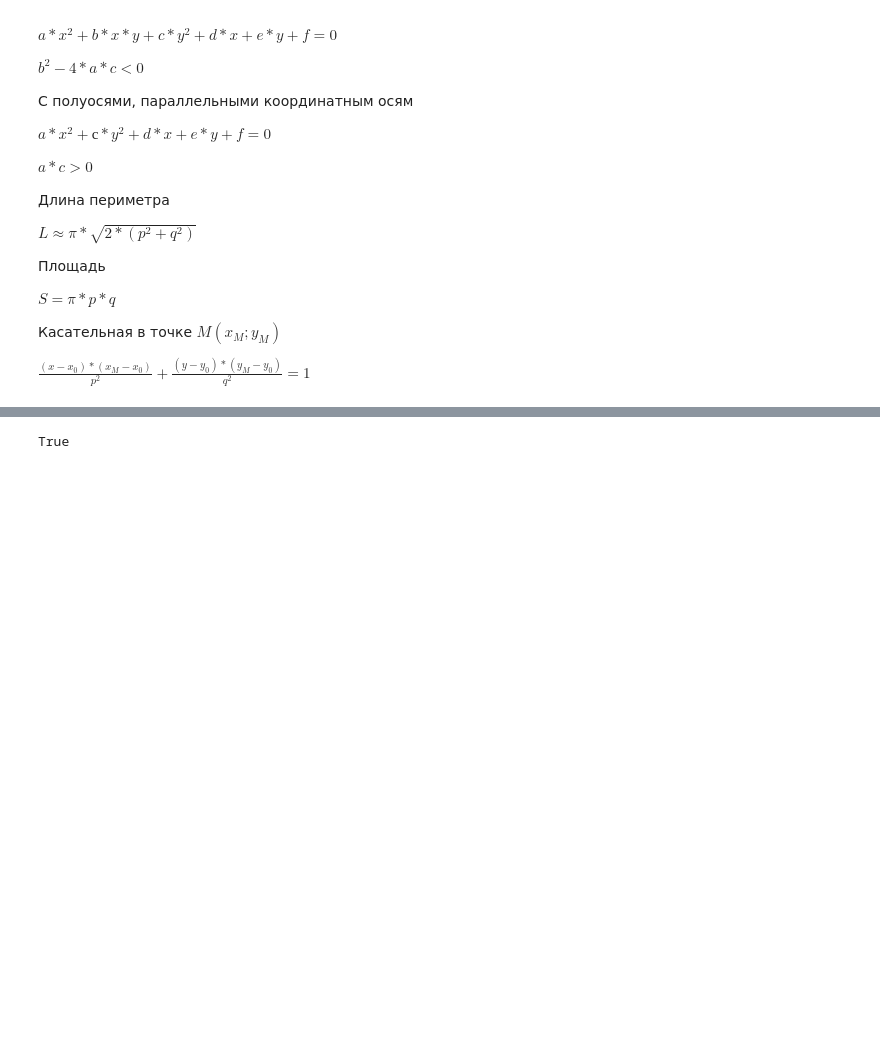
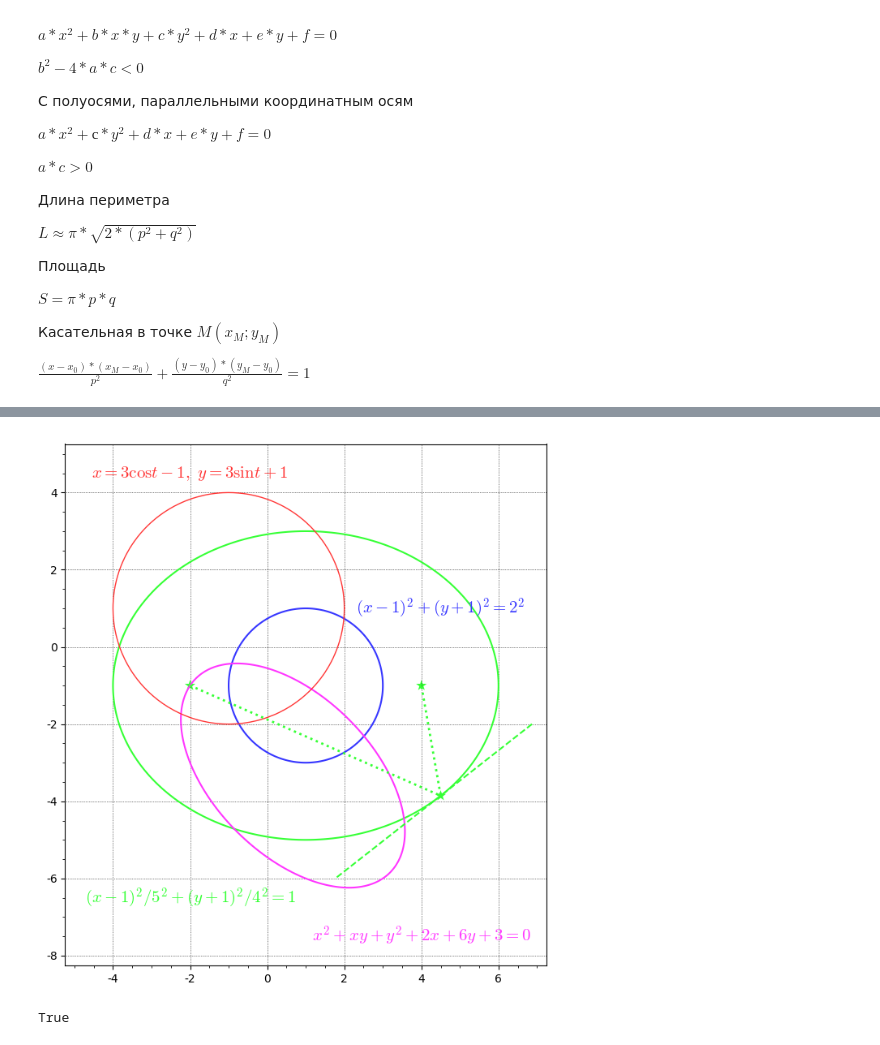
Before and after one commit to OlgaBelitskaya/linear_algebra_practice, a Jupyter notebook: work1_10.ipynb, the cells around one changed output, grey strips where cells are left out. Saved outputs shown, nothing was run; the diff lists cells and outputs as text; code cells hidden in the pictures; blank space fills up the shorter version.

```diff
--- a/work1_10.ipynb
+++ b/work1_10.ipynb
@@ -105,11 +105,8 @@ $S =\pi * p * q$
 
 $\frac{(x - x_0)*(x_M - x_0)}{p^2} + \frac{(y - y_0)*(y_M - y_0)}{q^2} = 1$
 # %%
-# sage
-x,y,x0,y0,a,b,c,d,e,f,p,q,r,t = var('x,y,x0,y0,a,b,c,d,e,f,p,q,r,t')
-
-eq1 = (x-x0)**2+(y-y0)**2-r**2==0
-eq2 = x==r*cos(t)+x0
-eq3 = y==r*sin(t)+y0
-eq4 = (x-x0)**2/p**2+(y-y0)**2/q**2-1==0
-eq5 = a*x**2+b*x*y+c*y**2+d*x+e*y+f==0
+var('x,y,x0,y0,a,b,c,d,e,f,p,q,r,t')
+eq1=[(x-x0)**2+(y-y0)**2-r**2==0,
+     x==r*cos(t)+x0,y==r*sin(t)+y0,
+     (x-x0)**2/p**2+(y-y0)**2/q**2-1==0,
+     a*x**2+b*x*y+c*y**2+d*x+e*y+f==0]
@@ -151 +127,27 @@ g.show(figsize=[7,7])
+# %%
+f1=[(x-1)**2+(y+1)**2-2**2,[3*cos(t)-1,3*sin(t)+1],
+    (x-1)**2/5**2+(y+1)**2/4**2-1,
+    1*x**2+1*x*y+1*y**2+2*x+6*y+3]
+colors=['#3636ff','#ff3636','#36ff36','#ff36ff']
+text_xy=[(4.5,1),(-2,4.5),(-2,-6.5),(4,-7.5)]
+labels=[r'$(x-1)^2+(y+1)^2=2^2$',
+        r'$x=3 \cos t-1, \ y=3 \sin t+1$',
+        r'$(x-1)^2/5^2+(y+1)^2/4^2=1$',
+        r'$x^2+xy+y^2+2x+6y+3=0$']
+p1=implicit_plot(f1[0],(-2,4),(-4,2),color=colors[0])+\
+   parametric_plot(f1[1],(0,2*pi),color=colors[1])+\
+   implicit_plot(f1[2],(-5,7),(-5,5),color=colors[2])+\
+   implicit_plot(f1[3],(-5,5),(-8,1),color=colors[3])
+p11=points([(-2,-1),(4,-1),(4.5,-4/5*sqrt(-4.5^2+2*4.5+24)-1)],
+            color=colors[2],size=100,marker='*')
+p12=line([(-2,-1),(4.5,-4/5*sqrt(-4.5^2+2*4.5+24)-1),(4,-1)],
+          linestyle=':',thickness=2,color=colors[2])
+p13=implicit_plot((x-1)*(4.5-1)/5**2+(y+1)*\
+                  (-4/5*sqrt(-4.5^2+2*4.5+24)-1+1)/4**2-1,
+                  (1,7),(-6,-2),linestyle='--',color=colors[2])
+t1=sum([text(labels[i],text_xy[i],
+             color=colors[i],fontsize=15) for i in [0..3]])
+(p1+t1+p11+p12+p13).show(gridlines=True,figsize=(7,7))
+# %% [output]
+[figure, added]
 # %%
```
Also changed, not shown: parts of 60 cells of this notebook.
